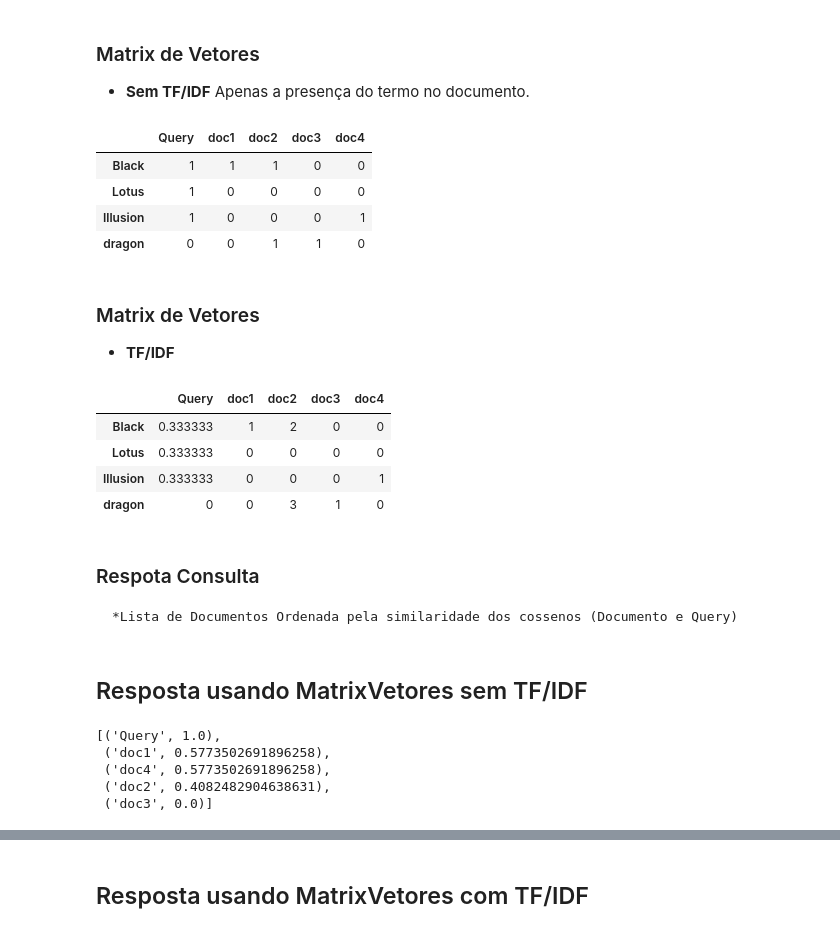
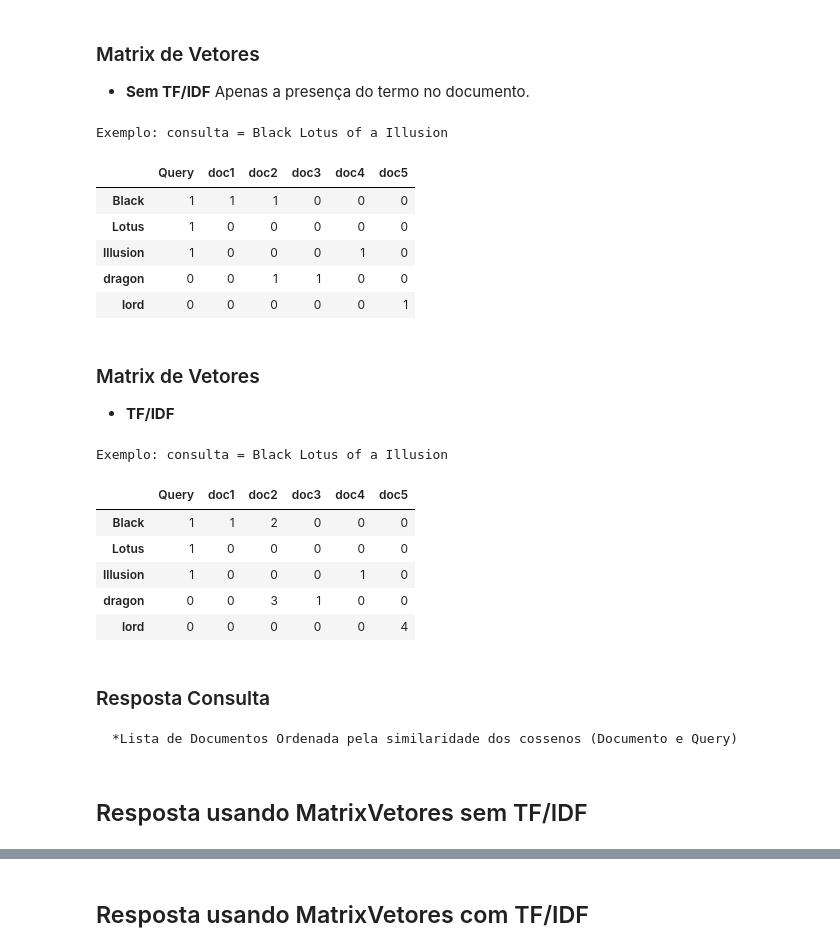
Before and after one commit to Jcss3/Projeto-1__RI, a Jupyter notebook: Processamento Consulta.ipynb, the cells around one changed output, grey strips where cells are left out. Saved outputs shown, nothing was run; the diff lists cells and outputs as text; code cells hidden in the pictures.

Commit message:
ProcessamentoConsulta_v3
Correlação de Spearman

```diff
--- a/Processamento Consulta.ipynb
+++ b/Processamento Consulta.ipynb
@@ -20,10 +21,13 @@ def ConsultaUsuário(consulta):
 
     # Separar a consulta por palavras.
     palavras = word_tokenize(consulta)
-
     # Remover as Stopwords.
     lista_Termos = [i for i in palavras if i not in My_stopwords]
-    lista_Termos = list(dict.fromkeys(lista_Termos))
+
+
+    #Remover Duplicatas
+    #lista_Termos = list(dict.fromkeys(lista_Termos))
+    #print(lista_Termos)
 
     # Stemming para pegar termos similares atraves dos radicais das palavras.
     ps = PorterStemmer()
@@ -41,7 +51,8 @@ def ConsultaUsuário(consulta):
 Docs = [
     ['Black',[('doc1',1),('doc2',2)]],
     ['dragon',[('doc2',3),('doc3',1)]],
-    ['Illusion',[('doc4',1)]]
+    ['Illusion',[('doc4',1)]],
+    ['lord',[('doc5',4)]]
 ]
 
 consulta = r'Black Lotus of a Illusion'
@@ -84,7 +99,7 @@ def MatrixVetores(Postings,query):
     #print('Nome dos Documentos (Query e Documentos): ',documentoNomes,"\n\n")
 
     # Criando matrix de vetores
-    matrixVazia = np.empty((len(termosVocabulario),len(documentoNomes)),dtype=object)
+    matrixVazia = np.zeros((len(termosVocabulario),len(documentoNomes)),dtype=object)
 
     # Add nomes as rows e columns (rows = termos e columns docs)
     df = pd.DataFrame(matrixVazia, columns=documentoNomes, index=termosVocabulario)
@@ -92,38 +107,41 @@ def MatrixVetores(Postings,query):
     # Inserir os valores na matrix (sem tf/idf) se existe 1 se não 0
     nameColumns = list(df.columns)
     nameRows = list(df.index)
 
     # Preenchendo os valores dos vetores usando Document-at-time.
     for doc in nameColumns:
         for termo in nameRows:
 
             # Verificando a query.
             if termo in ConsultaUsuário(query) and doc == query:
                 df.loc[termo,doc] = 1
             else:
                 df.loc[termo,doc] = 0
 
             # Verificando os docs.
             for posting in Postings:
                 if termo == posting[0]:
                     for tupla in posting[1]:
                         if doc == tupla[0]:
                             if tupla[1] > 0:
                                 df.loc[termo,doc] = 1
                             else:
                                 df.loc[termo,doc] = 0
 
 
     df.rename(columns={query:'Query'},inplace = True)
     #display(df)
     return df
+print('Exemplo: consulta = Black Lotus of a Illusion')
 MatrixVetores(Docs,consulta)
 # %% [output]
+Exemplo: consulta = Black Lotus of a Illusion
-|  | Query | doc1 | doc2 | doc3 | doc4 |
-| Black | 1 | 1 | 1 | 0 | 0 |
-| Lotus | 1 | 0 | 0 | 0 | 0 |
-| Illusion | 1 | 0 | 0 | 0 | 1 |
-| dragon | 0 | 0 | 1 | 1 | 0 |
+|  | Query | doc1 | doc2 | doc3 | doc4 | doc5 |
+| Black | 1 | 1 | 1 | 0 | 0 | 0 |
+| Lotus | 1 | 0 | 0 | 0 | 0 | 0 |
+| Illusion | 1 | 0 | 0 | 0 | 1 | 0 |
+| dragon | 0 | 0 | 1 | 1 | 0 | 0 |
+| lord | 0 | 0 | 0 | 0 | 0 | 1 |
 # %% [markdown]
 ### Matrix de Vetores
 * <strong>TF/IDF</strong>
@@ -153,7 +171,7 @@ def MatrixVetores_TF_IDF(Postings,query):
     #print('Nome dos Documentos (Query e Documentos): ',documentoNomes,"\n\n")
 
     # Criando matrix de vetores
-    matrixVazia = np.empty((len(termosVocabulario),len(documentoNomes)),dtype=object)
+    matrixVazia = np.zeros((len(termosVocabulario),len(documentoNomes)),dtype=object)
 
     # Add nomes as rows e columns (rows = termos e columns docs)
     df = pd.DataFrame(matrixVazia, columns=documentoNomes, index=termosVocabulario)
@@ -162,18 +180,14 @@ def MatrixVetores_TF_IDF(Postings,query):
     nameColumns = list(df.columns)
     nameRows = list(df.index)
 
-    # Preenchendo os valores dos vetores usando Document-at-time.
+    # Preenchendo os valores dos vetores.
     for doc in nameColumns:
         for termo in nameRows:
 
             # Verificando a query.
             if termo in ConsultaUsuário(query) and doc == query:
-                #TF/IDF
-               #inicializarVetorTfIdf = TfidfVectorizer()
-               #TF_IDF = inicializarVetorTfIdf.fit_transform([query])
-
                 # por enquanto só TF
-                TF = ConsultaUsuário(query).count(termo)/len(ConsultaUsuário(query))
+                TF = ConsultaUsuário(query).count(termo) #/len(ConsultaUsuário(query))
                 df.loc[termo,doc] = TF
             else:
                 df.loc[termo,doc] = 0
@@ -189,19 +203,21 @@ def MatrixVetores_TF_IDF(Postings,query):
                             else:
                                 df.loc[termo,doc] = 0
 
-
     df.rename(columns={query:'Query'},inplace = True)
     #display(df)
     return df
+print('Exemplo: consulta = Black Lotus of a Illusion')
 MatrixVetores_TF_IDF(Docs,consulta)
 # %% [output]
+Exemplo: consulta = Black Lotus of a Illusion
-|  | Query | doc1 | doc2 | doc3 | doc4 |
-| Black | 0.333333 | 1 | 2 | 0 | 0 |
-| Lotus | 0.333333 | 0 | 0 | 0 | 0 |
-| Illusion | 0.333333 | 0 | 0 | 0 | 1 |
-| dragon | 0 | 0 | 3 | 1 | 0 |
+|  | Query | doc1 | doc2 | doc3 | doc4 | doc5 |
+| Black | 1 | 1 | 2 | 0 | 0 | 0 |
+| Lotus | 1 | 0 | 0 | 0 | 0 | 0 |
+| Illusion | 1 | 0 | 0 | 0 | 1 | 0 |
+| dragon | 0 | 0 | 3 | 1 | 0 | 0 |
+| lord | 0 | 0 | 0 | 0 | 0 | 4 |
 # %% [markdown]
-### Respota Consulta
+### Resposta Consulta
     *Lista de Documentos Ordenada pela similaridade dos cossenos (Documento e Query)
 # %%
 # Resposta
@@ -228,11 +244,3 @@ def RespostaConsulta(matrixVetores):
     return ListaDocumentos
 # %% [markdown]
 ## Resposta usando MatrixVetores sem TF/IDF
-# %%
-RespostaConsulta(MatrixVetores(Docs,consulta))
-# %% [output]
-[('Query', 1.0),
- ('doc1', 0.5773502691896258),
- ('doc4', 0.5773502691896258),
- ('doc2', 0.4082482904638631),
- ('doc3', 0.0)]
```
Also changed, not shown: parts of 22 cells of this notebook.
